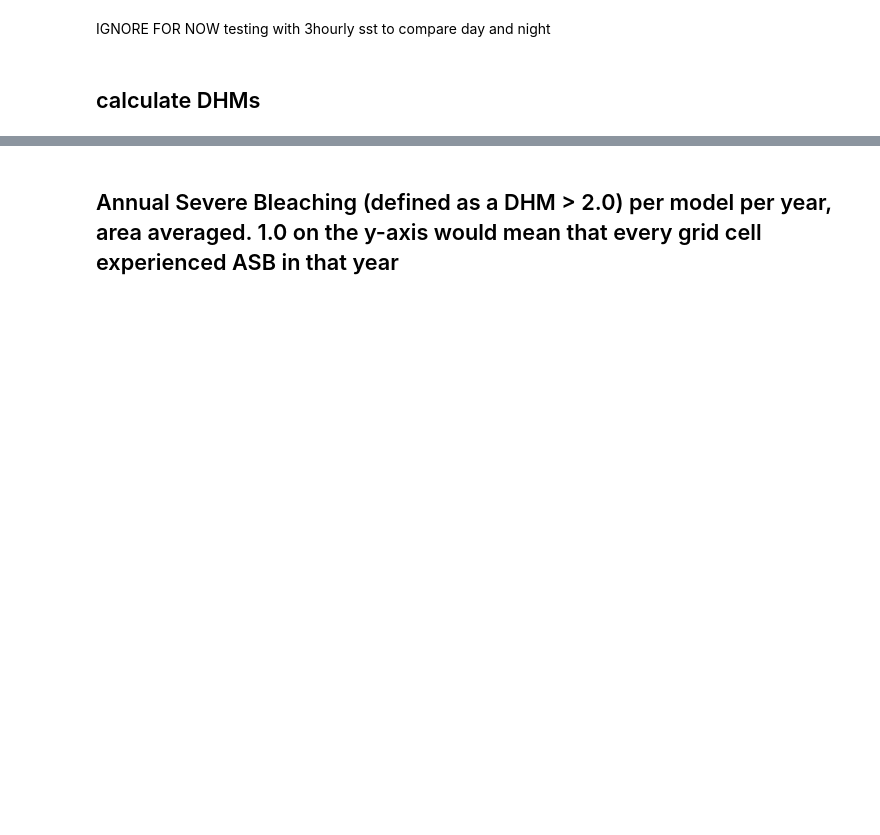
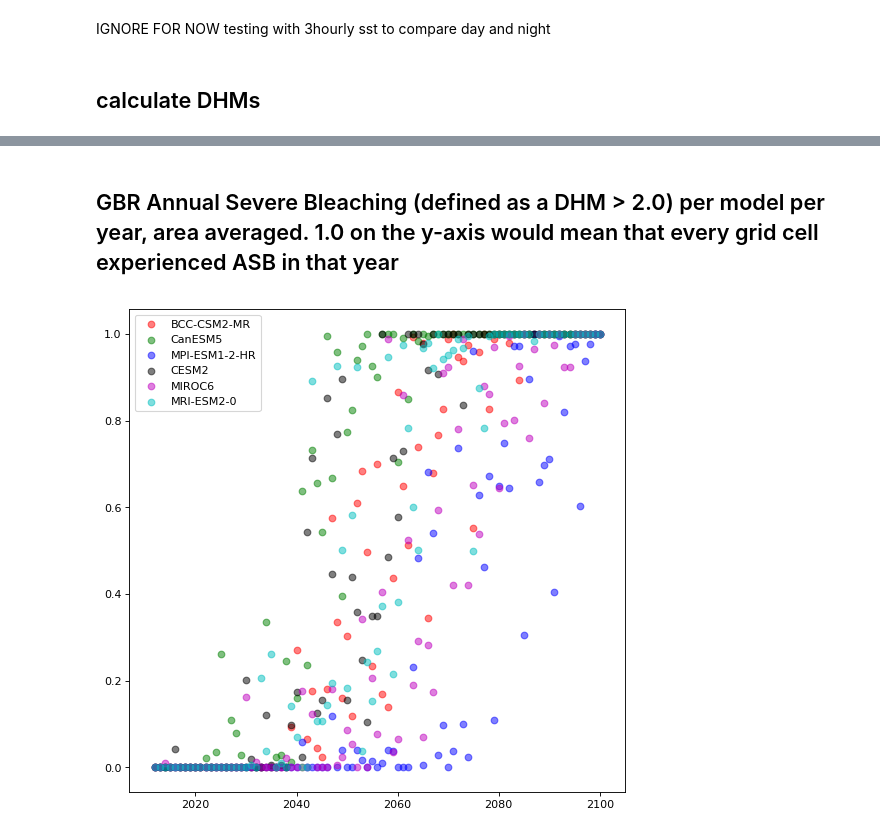
Before and after one commit to PaulHalloran/Jupiter_notebooks_halloran, a Jupyter notebook: dhw_cmip5.ipynb, the cells around one changed output, grey strips where cells are left out. Drawn from its saved outputs; the diff is of its cells as text; code cells hidden in the pictures; blank space fills up the shorter version.

```diff
--- a/dhw_cmip5.ipynb
+++ b/dhw_cmip5.ipynb
@@ -179,6 +187,7 @@ def asb(cube,threshold):
     dhm_cube_gbr_asb_tmp = dhm_cube_gbr_asb.data
     dhm_cube_gbr_asb_tmp[np.where(dhm_cube_gbr_asb_tmp > 1.0)] = 1.0
     dhm_cube_gbr_asb.data = dhm_cube_gbr_asb_tmp
+    dhm_cube_gbr_asb.data.mask = cube.data.mask
     return dhm_cube_gbr_asb
 
 for model in models:
@@ -191,17 +200,19 @@ for model in models:
     cube_dict[model]['asb_max'] = area_max(dhm_cube_gbr_asb)
     cube_dict[model]['dhm_max'] = area_max(dhm_cube_gbr.aggregated_by(['year'], iris.analysis.MAX))
 # %% [markdown]
-## Annual Severe Bleaching (defined as a DHM > 2.0) per model per year, area averaged. 1.0 on the y-axis would mean that every grid cell experienced ASB in that year
+## GBR Annual Severe Bleaching (defined as a DHM > 2.0) per model per year, area averaged. 1.0 on the y-axis would mean that every grid cell experienced ASB in that year
 # %%
-plt.figure(num=None, figsize=(12, 12), dpi=80, facecolor='w', edgecolor='k')
+plt.figure(num=None, figsize=(8, 8), dpi=80, facecolor='w', edgecolor='k')
 
 
 for model in models:
 #     print cube_dict[model]['asb'].coord('year').points
 #     y = cube_dict[model]['asb_avg'].data
 #     y[np.where(y > 0.0)] = 1
     plt.scatter(cube_dict[model]['asb'].coord('year').points,cube_dict[model]['asb_avg'].data,alpha=0.5,color=model_dict[model]['color'],label = model)
 
 # plt.ylim([-0.1,1.1])
 plt.legend()
 plt.show()
+# %% [output]
+[figure, added]
```
Also changed, not shown: parts of 6 cells of this notebook.
